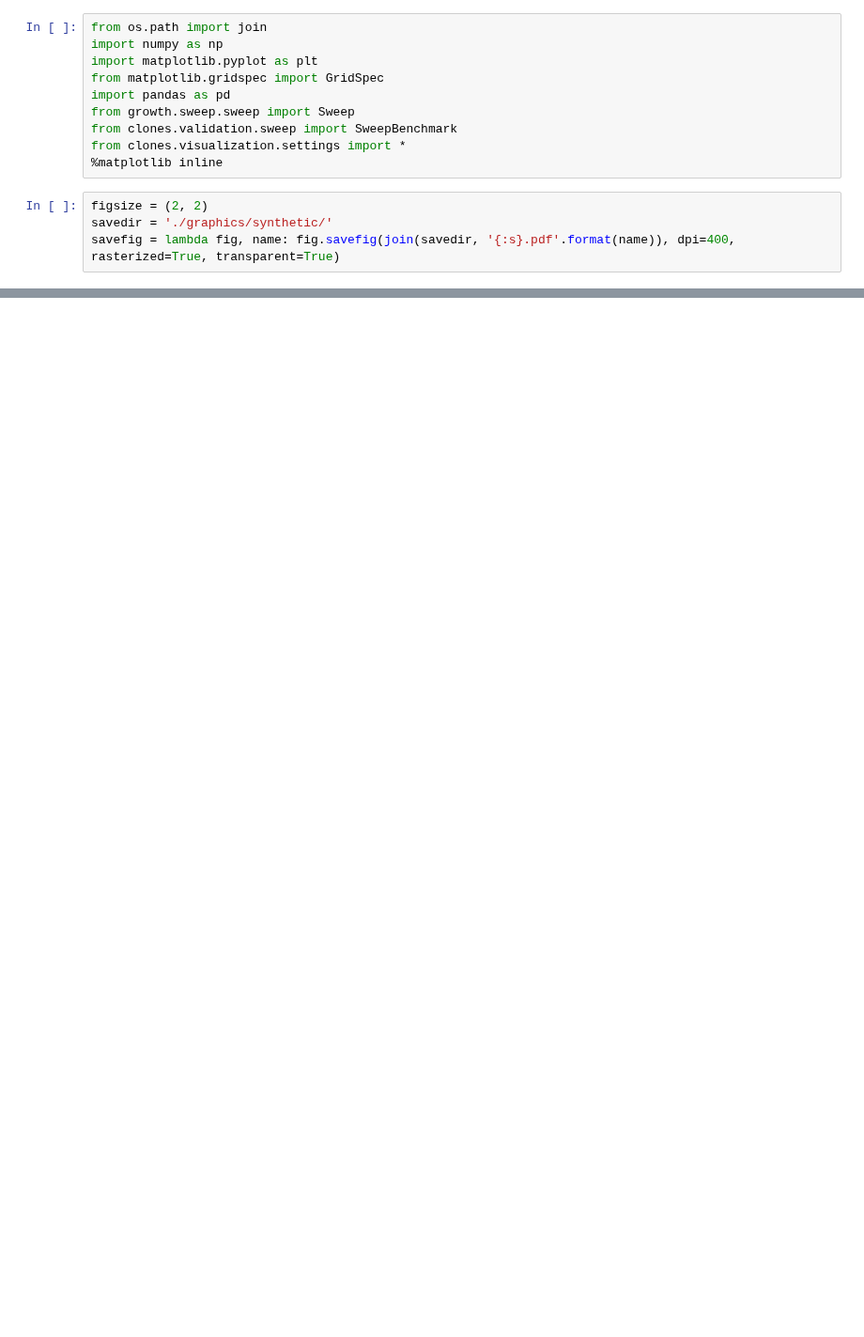
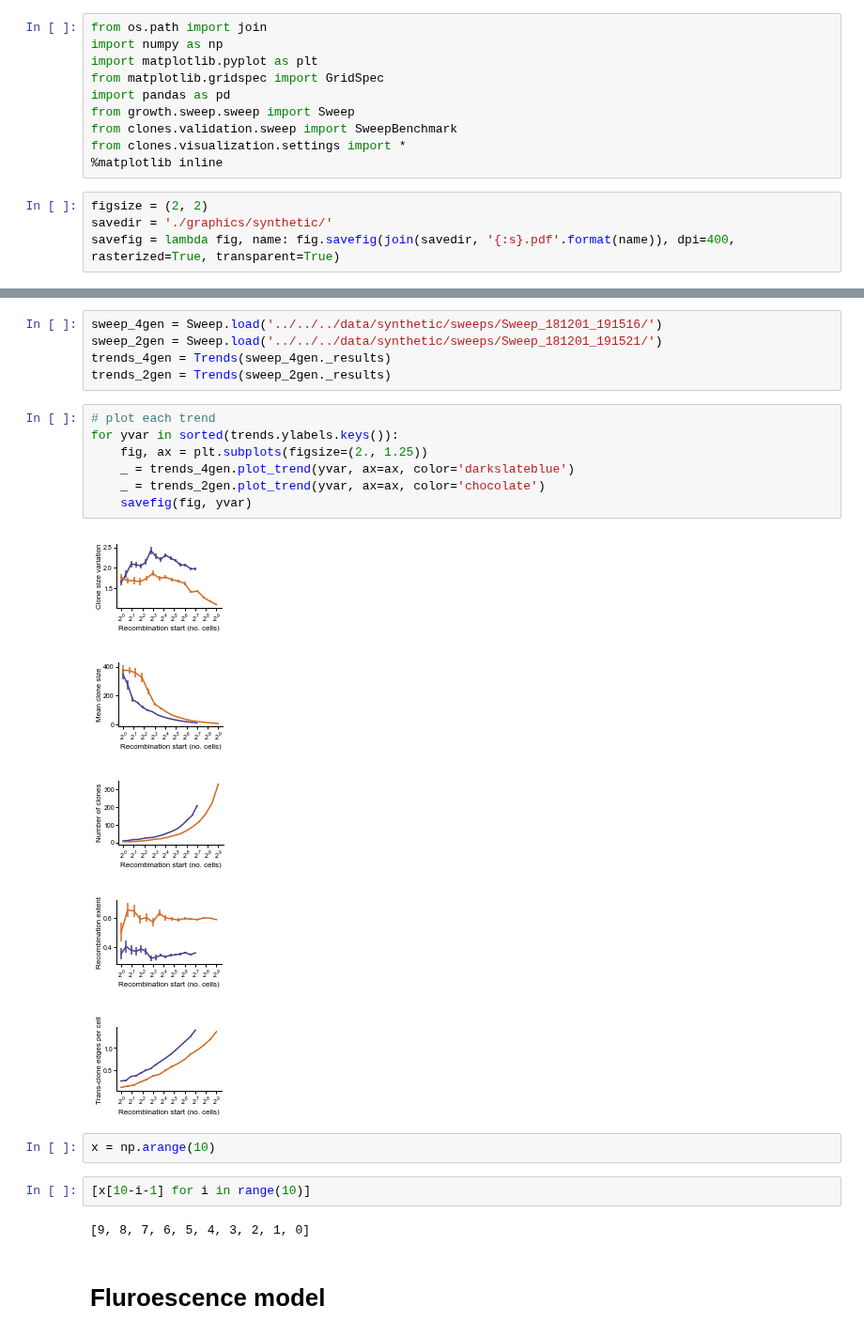
Before and after one commit to sbernasek/flyqma, a Jupyter notebook: notebooks/figures/figure_4.ipynb, the cells around one changed output, grey strips where cells are left out. Shown at 94% size. Saved outputs shown, nothing was run; the diff lists cells and outputs as text; blank space fills up the shorter version.

```diff
--- a/notebooks/figures/figure_4.ipynb
+++ b/notebooks/figures/figure_4.ipynb
@@ -216,0 +137,26 @@ _ = ax.scatter(*simulation.xy.T, c=clustering.labels, s=10, cmap=plt.cm.Greys, v
+# %%
+sweep_4gen = Sweep.load('../../../data/synthetic/sweeps/Sweep_181201_191516/')
+sweep_2gen = Sweep.load('../../../data/synthetic/sweeps/Sweep_181201_191521/')
+trends_4gen = Trends(sweep_4gen._results)
+trends_2gen = Trends(sweep_2gen._results)
+# %%
+# plot each trend
+for yvar in sorted(trends.ylabels.keys()):
+    fig, ax = plt.subplots(figsize=(2., 1.25))
+    _ = trends_4gen.plot_trend(yvar, ax=ax, color='darkslateblue')
+    _ = trends_2gen.plot_trend(yvar, ax=ax, color='chocolate')
+    savefig(fig, yvar)
+# %% [output]
+[figure, added]
+[figure, added]
+[figure, added]
+[figure, added]
+[figure, added]
+# %%
+x = np.arange(10)
+# %%
+[x[10-i-1] for i in range(10)]
+# %% [output]
+[9, 8, 7, 6, 5, 4, 3, 2, 1, 0]
+# %% [markdown]
+# Fluroescence model
```
Also changed, not shown: parts of 68 cells of this notebook, 26 other files.
